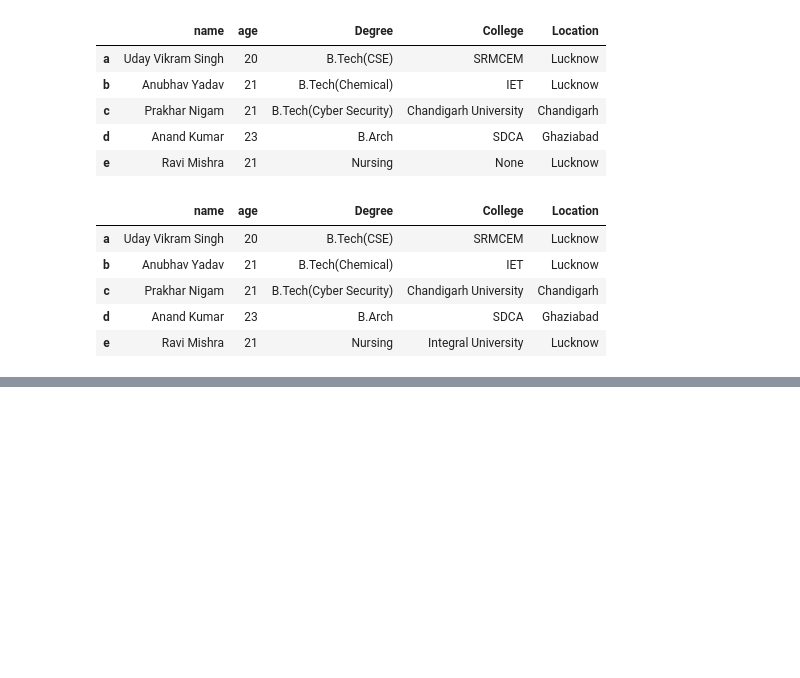
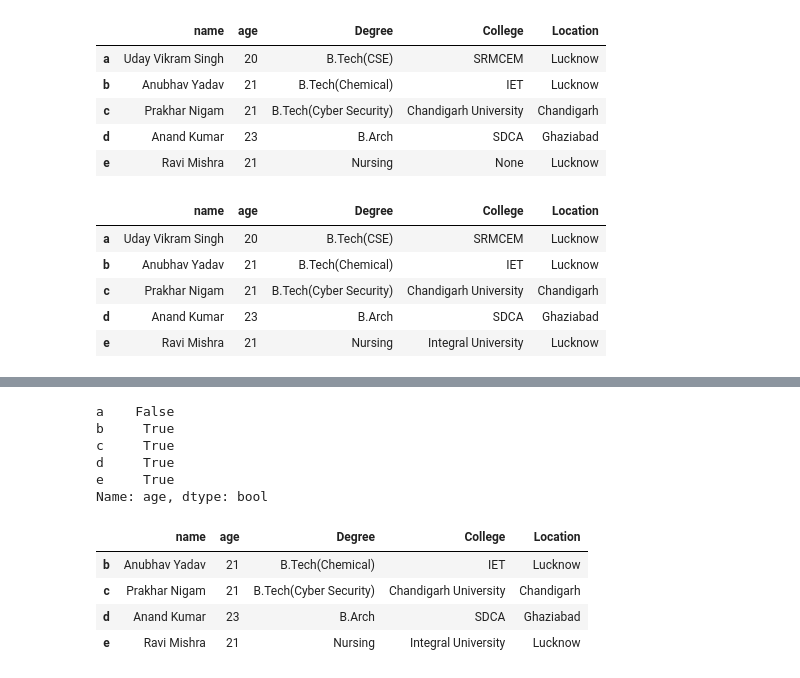
Before and after one commit to udaysingh21/PANDAS, a Jupyter notebook: pandas.ipynb, the cells around one changed output, grey strips where cells are left out. Cells and saved outputs as stored; diff of their text form; code cells hidden in the pictures; blank space fills up the shorter version.

```diff
--- a/pandas.ipynb
+++ b/pandas.ipynb
@@ -156,0 +227,18 @@ my_df
+# %%
+# Boolean Indexing - It is a technique used in Pandas to select the subset of data based on certain conditions. It allows
+# you to filter rows or columns from dataframe using Boolean arrays.
+condition=my_df['age']>20
+print(condition)
+my_df[condition]
+# %% [output]
+a    False
+b     True
+c     True
+d     True
+e     True
+Name: age, dtype: bool
+|  | name | age | Degree | College | Location |
+| b | Anubhav Yadav | 21 | B.Tech(Chemical) | IET | Lucknow |
+| c | Prakhar Nigam | 21 | B.Tech(Cyber Security) | Chandigarh University | Chandigarh |
+| d | Anand Kumar | 23 | B.Arch | SDCA | Ghaziabad |
+| e | Ravi Mishra | 21 | Nursing | Integral University | Lucknow |
```
Also changed, not shown: parts of 12 cells of this notebook.
